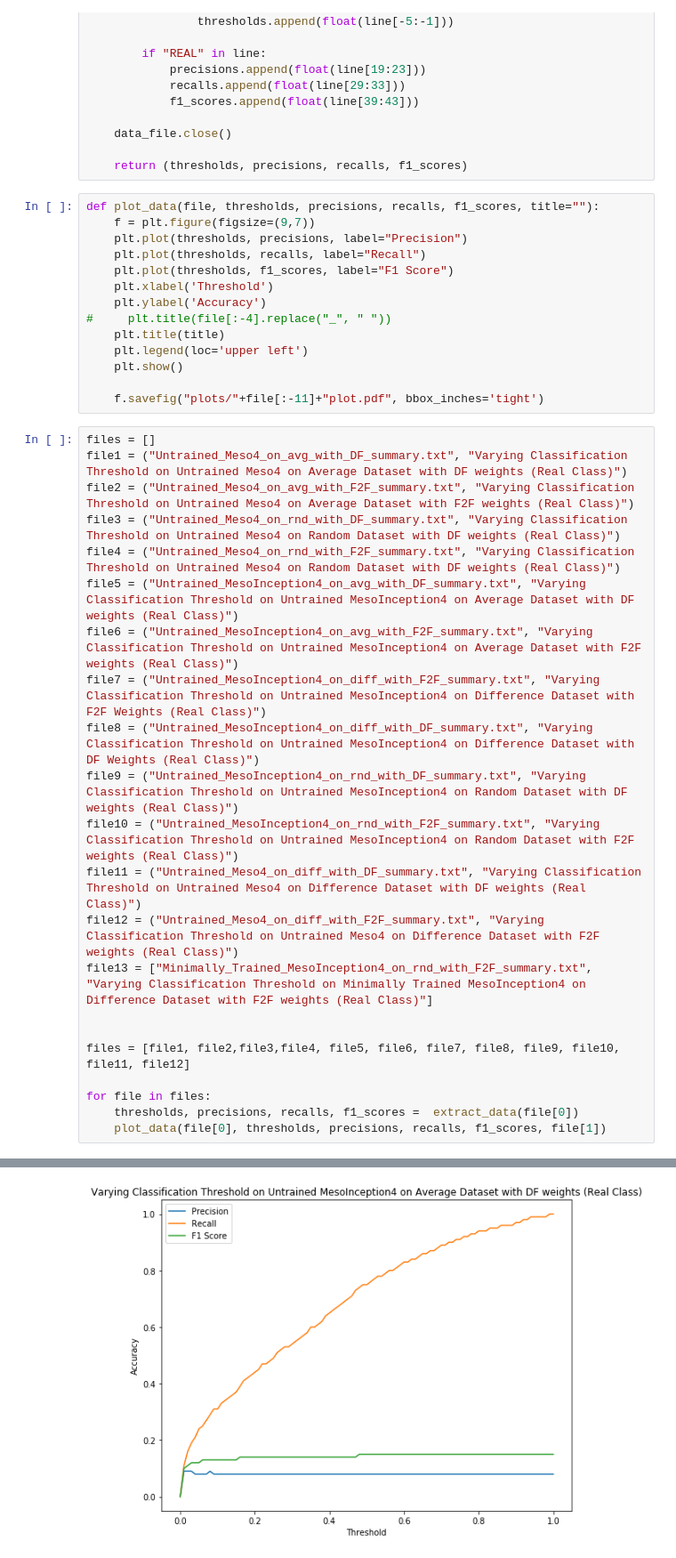
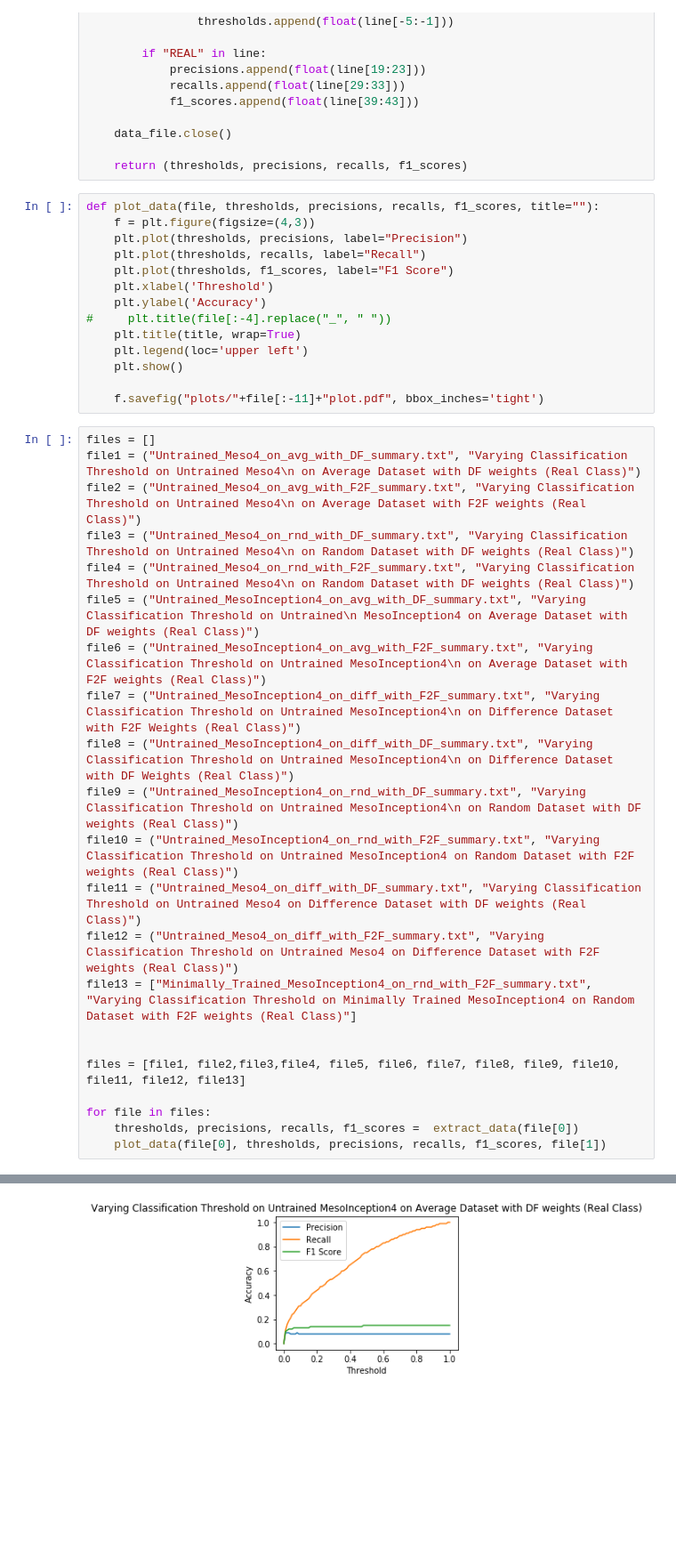
Before and after one commit to Sakib56/MLP-AutoDeepfakeDetection, a Jupyter notebook: Results/Plotting Data.ipynb, the cells around one changed output, grey strips where cells are left out. Shown: that part at 89% size. Cells and saved outputs as stored; diff of their text form; blank space fills up the shorter version.

Commit message:
smaller cleaner plots

```diff
--- a/Results/Plotting Data.ipynb
+++ b/Results/Plotting Data.ipynb
@@ -45,36 +45,36 @@ def extract_data(file):
     return (thresholds, precisions, recalls, f1_scores)
 # %%
 def plot_data(file, thresholds, precisions, recalls, f1_scores, title=""):
-    f = plt.figure(figsize=(9,7))
+    f = plt.figure(figsize=(4,3))
     plt.plot(thresholds, precisions, label="Precision")
     plt.plot(thresholds, recalls, label="Recall")
     plt.plot(thresholds, f1_scores, label="F1 Score")
     plt.xlabel('Threshold')
     plt.ylabel('Accuracy')
 #     plt.title(file[:-4].replace("_", " "))
-    plt.title(title)
+    plt.title(title, wrap=True)
     plt.legend(loc='upper left')
     plt.show()
 
     f.savefig("plots/"+file[:-11]+"plot.pdf", bbox_inches='tight')
 # %%
 files = []
-file1 = ("Untrained_Meso4_on_avg_with_DF_summary.txt", "Varying Classification Threshold on Untrained Meso4 on Average Dataset with DF weights (Real Class)")
-file2 = ("Untrained_Meso4_on_avg_with_F2F_summary.txt", "Varying Classification Threshold on Untrained Meso4 on Average Dataset with F2F weights (Real Class)")
-file3 = ("Untrained_Meso4_on_rnd_with_DF_summary.txt", "Varying Classification Threshold on Untrained Meso4 on Random Dataset with DF weights (Real Class)")
-file4 = ("Untrained_Meso4_on_rnd_with_F2F_summary.txt", "Varying Classification Threshold on Untrained Meso4 on Random Dataset with DF weights (Real Class)")
-file5 = ("Untrained_MesoInception4_on_avg_with_DF_summary.txt", "Varying Classification Threshold on Untrained MesoInception4 on Average Dataset with DF weights (Real Class)")
-file6 = ("Untrained_MesoInception4_on_avg_with_F2F_summary.txt", "Varying Classification Threshold on Untrained MesoInception4 on Average Dataset with F2F weights (Real Class)")
-file7 = ("Untrained_MesoInception4_on_diff_with_F2F_summary.txt", "Varying Classification Threshold on Untrained MesoInception4 on Difference Dataset with F2F Weights (Real Class)")
-file8 = ("Untrained_MesoInception4_on_diff_with_DF_summary.txt", "Varying Classification Threshold on Untrained MesoInception4 on Difference Dataset with DF Weights (Real Class)")
-file9 = ("Untrained_MesoInception4_on_rnd_with_DF_summary.txt", "Varying Classification Threshold on Untrained MesoInception4 on Random Dataset with DF weights (Real Class)")
+file1 = ("Untrained_Meso4_on_avg_with_DF_summary.txt", "Varying Classification Threshold on Untrained Meso4\n on Average Dataset with DF weights (Real Class)")
+file2 = ("Untrained_Meso4_on_avg_with_F2F_summary.txt", "Varying Classification Threshold on Untrained Meso4\n on Average Dataset with F2F weights (Real Class)")
+file3 = ("Untrained_Meso4_on_rnd_with_DF_summary.txt", "Varying Classification Threshold on Untrained Meso4\n on Random Dataset with DF weights (Real Class)")
+file4 = ("Untrained_Meso4_on_rnd_with_F2F_summary.txt", "Varying Classification Threshold on Untrained Meso4\n on Random Dataset with DF weights (Real Class)")
+file5 = ("Untrained_MesoInception4_on_avg_with_DF_summary.txt", "Varying Classification Threshold on Untrained\n MesoInception4 on Average Dataset with DF weights (Real Class)")
+file6 = ("Untrained_MesoInception4_on_avg_with_F2F_summary.txt", "Varying Classification Threshold on Untrained MesoInception4\n on Average Dataset with F2F weights (Real Class)")
+file7 = ("Untrained_MesoInception4_on_diff_with_F2F_summary.txt", "Varying Classification Threshold on Untrained MesoInception4\n on Difference Dataset with F2F Weights (Real Class)")
+file8 = ("Untrained_MesoInception4_on_diff_with_DF_summary.txt", "Varying Classification Threshold on Untrained MesoInception4\n on Difference Dataset with DF Weights (Real Class)")
+file9 = ("Untrained_MesoInception4_on_rnd_with_DF_summary.txt", "Varying Classification Threshold on Untrained MesoInception4\n on Random Dataset with DF weights (Real Class)")
 file10 = ("Untrained_MesoInception4_on_rnd_with_F2F_summary.txt", "Varying Classification Threshold on Untrained MesoInception4 on Random Dataset with F2F weights (Real Class)")
 file11 = ("Untrained_Meso4_on_diff_with_DF_summary.txt", "Varying Classification Threshold on Untrained Meso4 on Difference Dataset with DF weights (Real Class)")
 file12 = ("Untrained_Meso4_on_diff_with_F2F_summary.txt", "Varying Classification Threshold on Untrained Meso4 on Difference Dataset with F2F weights (Real Class)")
-file13 = ["Minimally_Trained_MesoInception4_on_rnd_with_F2F_summary.txt", "Varying Classification Threshold on Minimally Trained MesoInception4 on Difference Dataset with F2F weights (Real Class)"]
+file13 = ["Minimally_Trained_MesoInception4_on_rnd_with_F2F_summary.txt", "Varying Classification Threshold on Minimally Trained MesoInception4 on Random Dataset with F2F weights (Real Class)"]
 
 
-files = [file1, file2,file3,file4, file5, file6, file7, file8, file9, file10, file11, file12]
+files = [file1, file2,file3,file4, file5, file6, file7, file8, file9, file10, file11, file12, file13]
 
 for file in files:
     thresholds, precisions, recalls, f1_scores =  extract_data(file[0])
@@ -87 +87 @@ for file in files:
-[figure, old version]
+[figure, new version]
```
Also changed, not shown: parts of 1 cell of this notebook, 14 other files.
